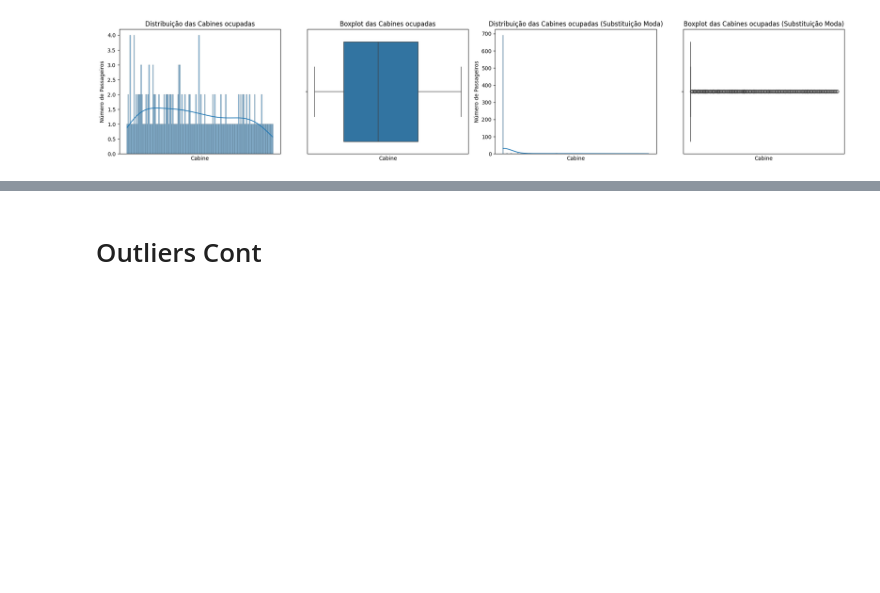
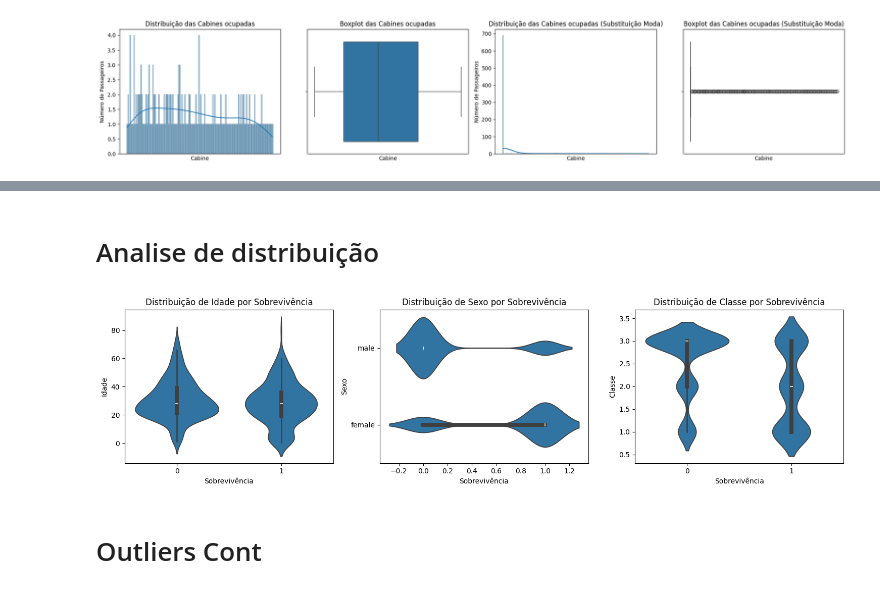
Before and after one commit to JonasCGN/Topicos_Especiais_Em_Computacao, a Jupyter notebook: 1_Trabalho/main_titanic.ipynb, the cells around one changed output, grey strips where cells are left out. Cells and saved outputs as stored; diff of their text form; code cells hidden in the pictures; blank space fills up the shorter version.

```diff
--- a/1_Trabalho/main_titanic.ipynb
+++ b/1_Trabalho/main_titanic.ipynb
@@ -213,3 +204,27 @@ plt.show()
+# %% [markdown]
+# Analise de distribuição
+# %%
+fig, ax = plt.subplots(ncols=3, figsize=(figsize[0]*3, figsize[1]))
+
+sns.violinplot(x=df["Survived"], y=df["Age"], ax=ax[0])
+ax[0].set_title('Distribuição de Idade por Sobrevivência')
+ax[0].set_xlabel('Sobrevivência')
+ax[0].set_ylabel('Idade')
+
+sns.violinplot(x=df["Survived"], y=df["Sex"], ax=ax[1])
+ax[1].set_title('Distribuição de Sexo por Sobrevivência')
+ax[1].set_xlabel('Sobrevivência')
+ax[1].set_ylabel('Sexo')
+
+sns.violinplot(x=df["Survived"], y=df["Pclass"], ax=ax[2])
+ax[2].set_title('Distribuição de Classe por Sobrevivência')
+ax[2].set_xlabel('Sobrevivência')
+ax[2].set_ylabel('Classe')
+
+plt.tight_layout()
+plt.show()
+# %% [output]
+[figure, new version]
 # %% [markdown]
 # Outliers Cont
 # %%
```
Also changed, not shown: parts of 30 cells of this notebook.
